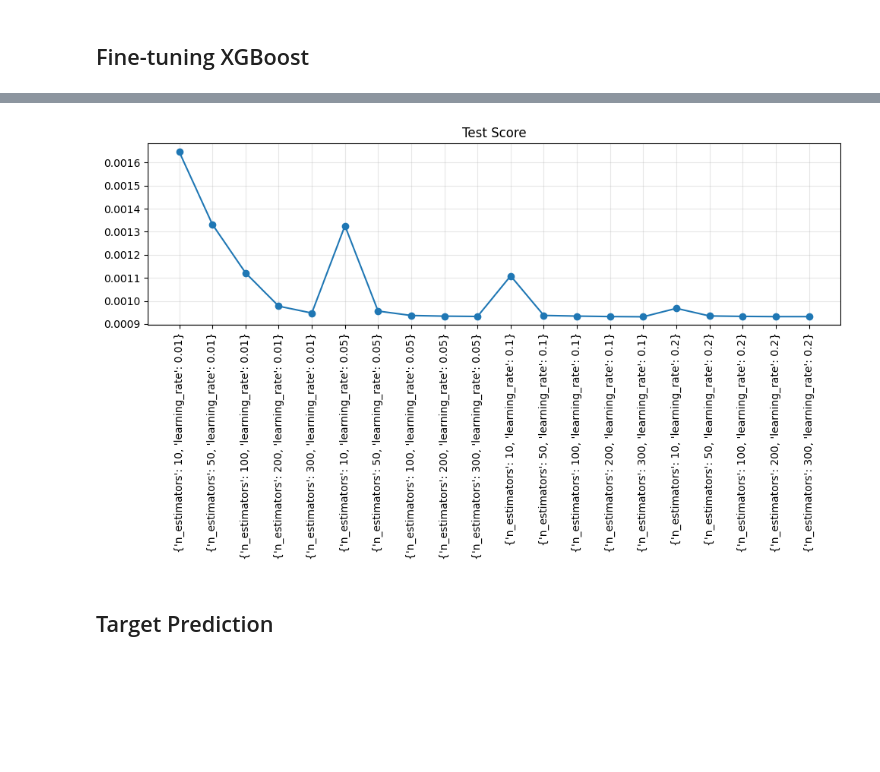
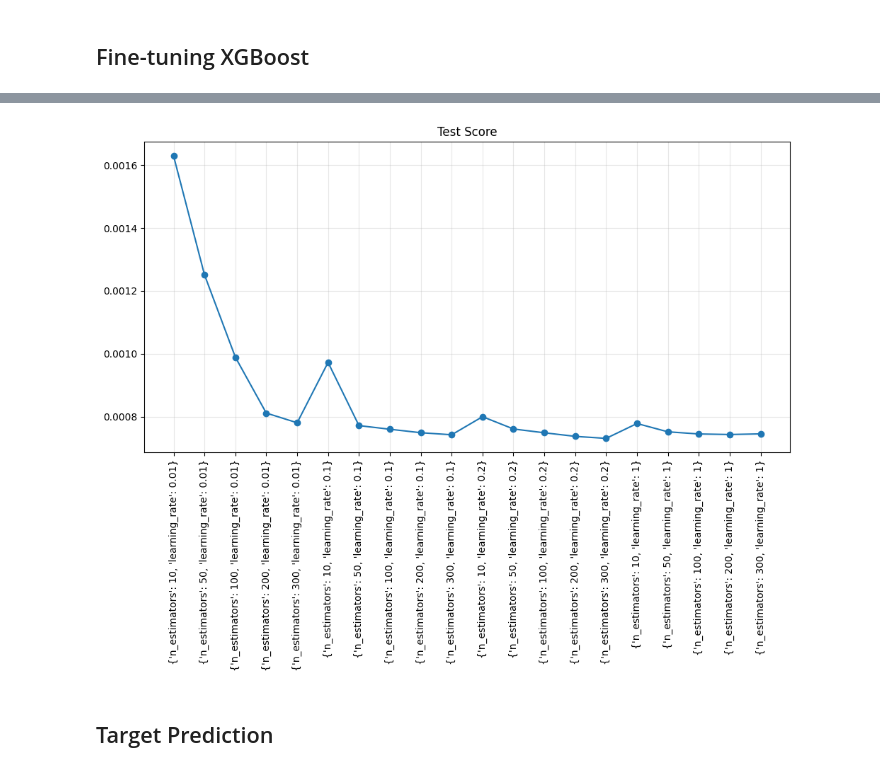
Before and after one commit to fdraverta/comp642-project, a Jupyter notebook: dd-notebooks/decision_trees.ipynb, the cells around one changed output, grey strips where cells are left out. Saved outputs shown, nothing was run; the diff lists cells and outputs as text; code cells hidden in the pictures; blank space fills up the shorter version.

```diff
--- a/dd-notebooks/decision_trees.ipynb
+++ b/dd-notebooks/decision_trees.ipynb
@@ -129,3 +139,5 @@ test_df = test_df.groupby('stock_id').apply(delete_last_6_rows).reset_index(drop
 # %%
-train_df = train_df.dropna(subset=['target', 'wap_t+60'])
-test_df = test_df.dropna(subset=['target', 'wap_t+60'])
+train_df['wap_t+60'] = train_df.groupby(['stock_id', 'date_id'])['wap'].shift(-6)
+test_df['wap_t+60'] = test_df.groupby(['stock_id', 'date_id'])['wap'].shift(-6)
+train_df = train_df.dropna(subset=['wap_t+60'])
+test_df = test_df.dropna(subset=['wap_t+60'])
@@ -164,6 +175,17 @@ Test MSE: 4.492761354553516e-06
+# %%
+featured_columns = ['date_id', 'seconds_in_bucket', 'imbalance_size', 'imbalance_buy_sell_flag',
+                    'reference_price', 'matched_size',
+                    'far_price', 'near_price', 'bid_price', 'bid_size', 'ask_price',
+                    'ask_size', 'wap']
+target_column = 'wap_t+60'
+X_train = train_df[featured_columns]
+y_train = train_df[target_column]
+X_test = test_df[featured_columns]
+y_test = test_df[target_column]
 # %%
+# This takes about 2 hours
 start_time = time.time()
-rf_regressor = RandomForestRegressor()
+rf_regressor = RandomForestRegressor(n_estimators=100)
 rf_regressor.fit(X_train, y_train)
 end_time = time.time()
 print(f'Time taken to train Random Forest Regressor: {(end_time-start_time)/60} minutes')
@@ -248,7 +267,7 @@ from sklearn.model_selection import RandomizedSearchCV
 # y_train_gpu = torch.tensor(y_train.values).to('cuda')
 # %%
 param_space = {
-    'learning_rate': [0.01, 0.05, 0.1, 0.2],
+    'learning_rate': [0.01, 0.1, 0.2, 1],
     # 'max_depth': [3, 5, 7, 10],
     # 'subsample': [0.4, 0.6, 0.8, 1],
     # 'colsample_bytree': [0.6, 0.8, 1.0],
@@ -261,7 +280,7 @@ xgb_gpu = xgb.XGBRegressor(device='cuda')
 random_search = RandomizedSearchCV(estimator=xgb_gpu, param_distributions=param_space,
                                    n_iter=50, scoring='neg_mean_absolute_error', cv=3,
                                    verbose=1, n_jobs=-1, random_state=8)
-# using data on gpu causes OutOfMemory: available 22.5 GB, needs 24 GB
+# using data on gpu causes OutOfMemory: available 22.5 GB, needs 24 GB (in case of L4)
 random_search.fit(X_train, y_train)
 
 print("Best Parameters:", random_search.best_params_)
@@ -287,15 +313,15 @@ Test R2 Score: 0.6994401288684234
 # %%
 results = random_search.cv_results_
 mean_scores = random_search.cv_results_['mean_test_score']
-plt.figure(figsize=(10, 6))
+plt.figure(figsize=(10, 8))
 plt.plot(range(len(mean_scores)), -mean_scores, marker='o', linestyle='-')
 plt.title('Test Score')
 params = [str(m) for m in random_search.cv_results_['params']]
 plt.xticks(range(len(mean_scores)), params, rotation=90)
 plt.grid(True, alpha=0.3)
 plt.tight_layout()
 plt.show()
 # %% [output]
-[figure, old version]
+[figure, new version]
 # %% [markdown]
 ## Target Prediction
```
Also changed, not shown: parts of 85 cells of this notebook, 2 other files.
